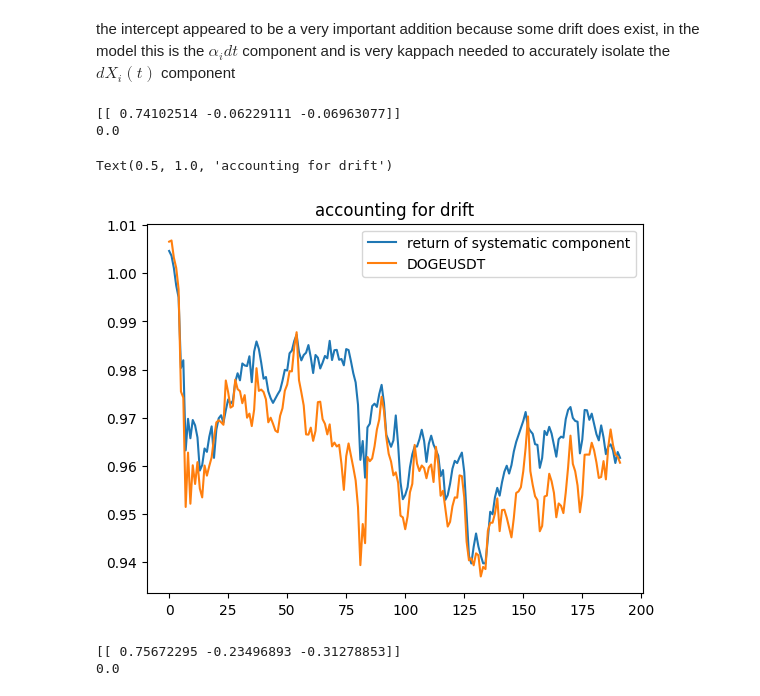
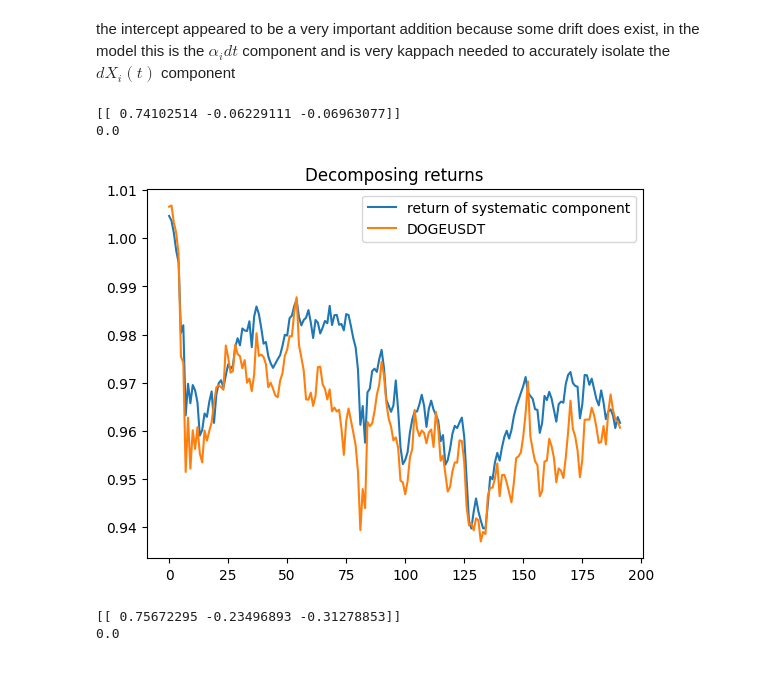
Before and after one commit to quintengeerts2000/Ornstein-Uhlenbeck-statistical-arbitrage-, a Jupyter notebook: Exploration.ipynb, the cells around one changed output. Drawn from its saved outputs; the diff is of its cells as text; code cells hidden in the pictures.

```diff
--- a/Exploration.ipynb
+++ b/Exploration.ipynb
@@ -106,22 +106,22 @@ the intercept appeared to be a very important addition because some drift does e
 # %%
 regr = LinearRegression(fit_intercept=False)
 y = std_ret[compared_asset].values.reshape((len(pct_ret), 1))
 x = ((ret_eigenportfolio - ret_eigenportfolio.mean())/ret_eigenportfolio.std()).values[:,0:amount_of_portfolios]
 regr.fit(x,y)
 betas = regr.coef_
 alpha = regr.intercept_
 print(betas)
 print(alpha)
 
 plt.plot((regr.predict(x)*pct_ret[compared_asset].std() + pct_ret[compared_asset].mean() +1).cumprod(),label='return of systematic component')
 plt.plot(log_ret[compared_asset].cumsum().apply(np.exp).values, label=compared_asset)
 plt.legend()
-plt.title('accounting for drift')
+plt.title('Decomposing returns')
+plt.savefig('returns_decomp.png')
 # %% [output]
 [[ 0.74102514 -0.06229111 -0.06963077]]
 0.0
-Text(0.5, 1.0, 'accounting for drift')
-[figure, old version]
+[figure, new version]
 # %%
 regr = LinearRegression(fit_intercept=False)
 y = pct_ret[compared_asset].values.reshape((len(pct_ret), 1))
```
Also changed, not shown: parts of 1 cell of this notebook, 5 other files.
